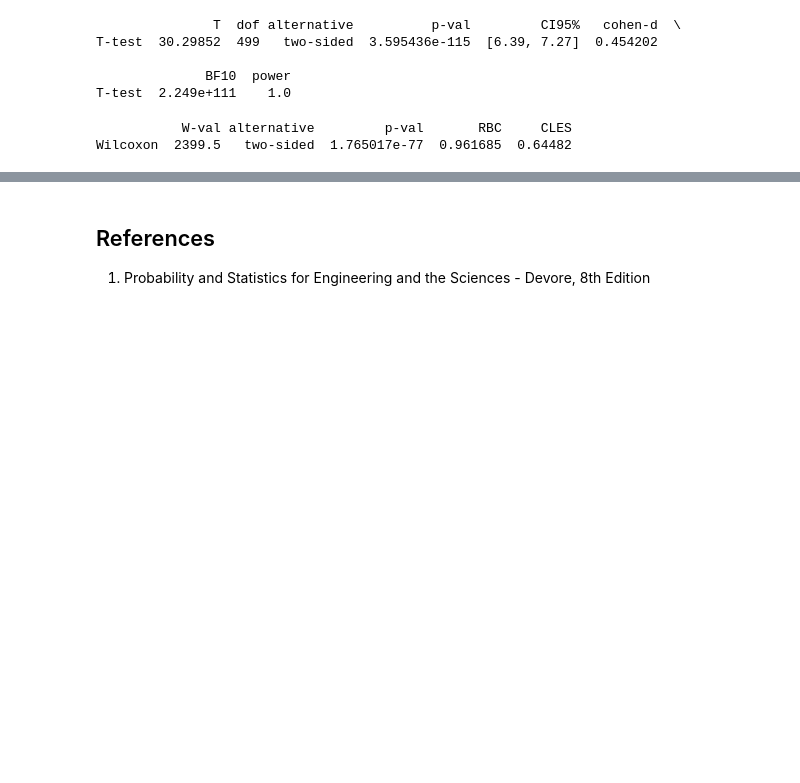
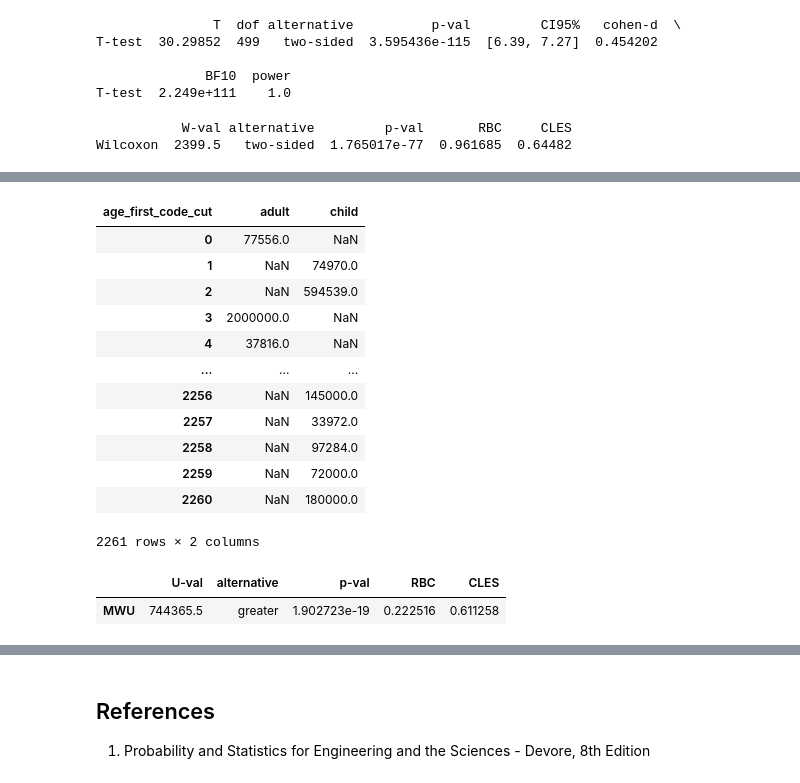
Before and after one commit to MichaelSzczepaniak/DataCamp, a Jupyter notebook: Tracks/Associate Data Scientist/29 Hypothesis Testing in Python/HypothesisTesting.ipynb, the cells around one changed output, grey strips where cells are left out. Drawn from its saved outputs; the diff is of its cells as text; code cells hidden in the pictures; blank space fills up the shorter version.

```diff
--- a/Tracks/Associate Data Scientist/29 Hypothesis Testing in Python/HypothesisTesting.ipynb
+++ b/Tracks/Associate Data Scientist/29 Hypothesis Testing in Python/HypothesisTesting.ipynb
@@ -1393,0 +1428,27 @@ Wilcoxon  2399.5   two-sided  1.765017e-77  0.961685  0.64482
+# %%
+age_vs_comp = stack_overflow[['converted_comp', 'age_first_code_cut']]
+# pivot age group into separate columns
+age_vs_comp_wide = age_vs_comp.pivot(columns='age_first_code_cut', values='converted_comp')
+age_vs_comp_wide
+# %% [output]
+| age_first_code_cut | adult | child |
+| 0 | 77556.0 | NaN |
+| 1 | NaN | 74970.0 |
+| 2 | NaN | 594539.0 |
+| 3 | 2000000.0 | NaN |
+| 4 | 37816.0 | NaN |
+| ... | ... | ... |
+| 2256 | NaN | 145000.0 |
+| 2257 | NaN | 33972.0 |
+| 2258 | NaN | 97284.0 |
+| 2259 | NaN | 72000.0 |
+| 2260 | NaN | 180000.0 |
+2261 rows × 2 columns
+# %%
+alpha = 0.01
+pingouin.mwu(x=age_vs_comp_wide['child'],
+             y=age_vs_comp_wide['adult'],
+             alternative='greater')
+# %% [output]
+|  | U-val | alternative | p-val | RBC | CLES |
+| MWU | 744365.5 | greater | 1.902723e-19 | 0.222516 | 0.611258 |
```
Also changed, not shown: parts of 23 cells of this notebook.
